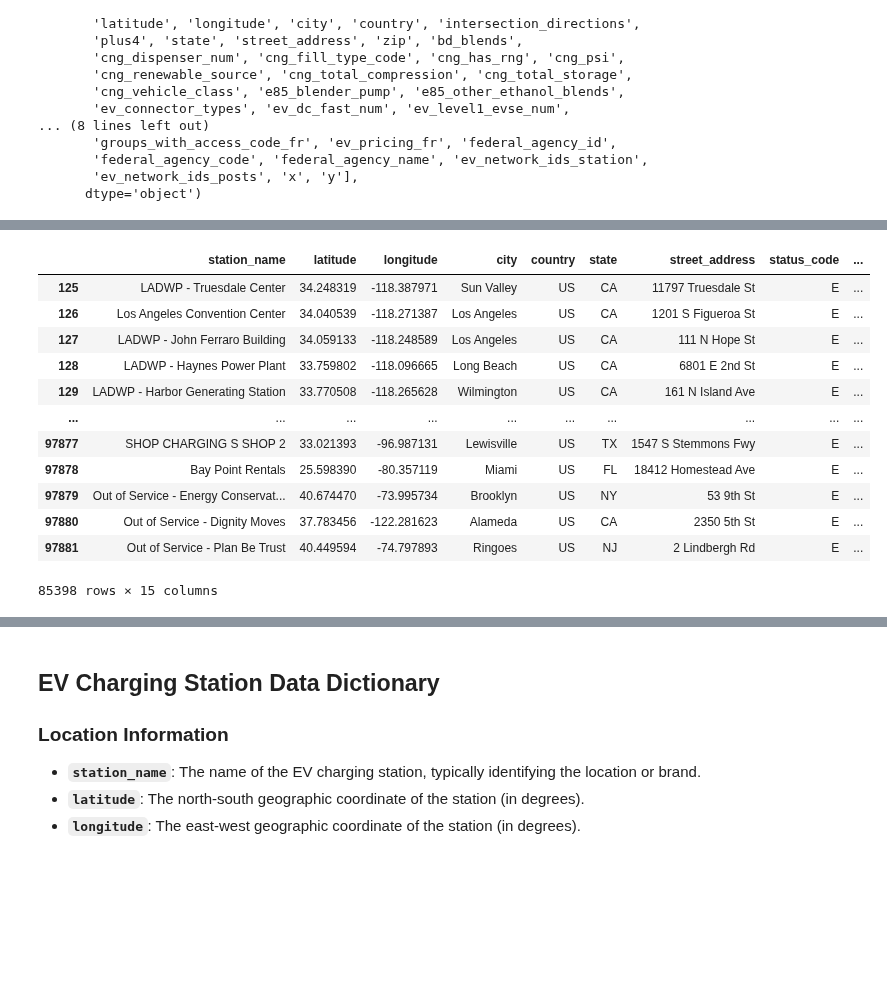
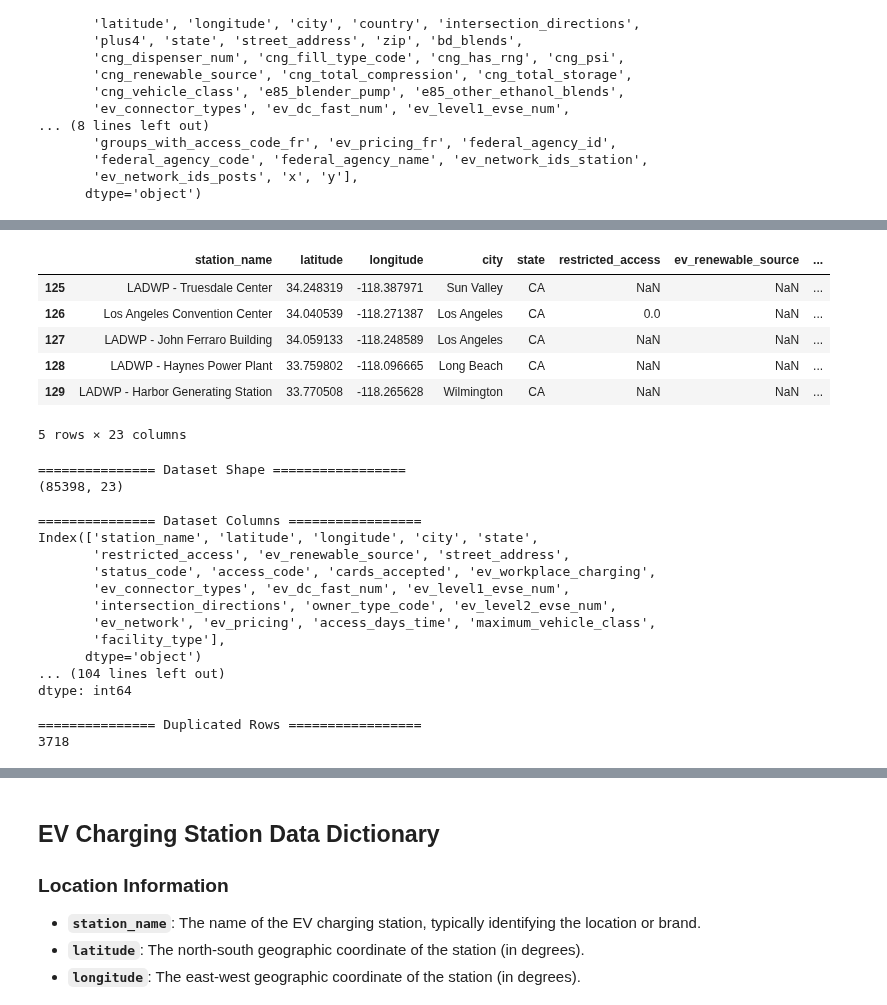
Before and after one commit to Damarispaul/Ev_Stations, a Jupyter notebook: EV Charging (3).ipynb, the cells around one changed output, grey strips where cells are left out. Saved outputs shown, nothing was run; the diff lists cells and outputs as text; code cells hidden in the pictures; blank space fills up the shorter version.

```diff
--- a/EV Charging (3).ipynb
+++ b/EV Charging (3).ipynb
@@ -109,8 +110,8 @@ Name: fuel_type_code, dtype: int64
 * From the above value_counts of the fuel_type_code, we are interested in the electrical vehicles. We proceed to filtering the dataframe for the 'ELEC' fuel_type_code.
 * Some of the features are irrelevant to our analysis; First, determine the features of interest in the analysis and filter the dataframe accordingly.
 # %%
-df = df[df['fuel_type_code'] == 'ELEC']
-df
+df_elec = df[df['fuel_type_code'] == 'ELEC']
+df_elec
 # %% [output]
 |  | OBJECTID | access_code | access_days_time | access_detail_code | cards_accepted | date_last_confirmed | ... |
 | 125 | 126 | private | Fleet use only | NaN | NaN | 9/14/2023 12:00:00 AM | ... |
@@ -166,24 +150,38 @@ These elements are essential for making informed decisions about where to place
 # %%
 relevant_columns = [
-    'station_name', 'latitude', 'longitude', 'city', 'country', 'state',
-    'street_address', 'status_code', 'access_code',
-    'ev_connector_types', 'ev_dc_fast_num', 'ev_level1_evse_num',
-    'ev_level2_evse_num', 'ev_network', 'ev_pricing'
+    'station_name', 'latitude', 'longitude', 'city', 'state',"restricted_access","ev_renewable_source",
+    'street_address', 'status_code', 'access_code',"cards_accepted","ev_workplace_charging",
+    'ev_connector_types', 'ev_dc_fast_num', 'ev_level1_evse_num', "intersection_directions","owner_type_code",
+    'ev_level2_evse_num', 'ev_network', 'ev_pricing',"access_days_time","maximum_vehicle_class","facility_type"
 ]
 
-Ev_df = df[relevant_columns]
-Ev_df
+Ev_df = df_elec[relevant_columns]
+Ev_df.head()
 # %% [output]
-|  | station_name | latitude | longitude | city | country | state | street_address | status_code | ... |
-| 125 | LADWP - Truesdale Center | 34.248319 | -118.387971 | Sun Valley | US | CA | 11797 Truesdale St | E | ... |
-| 126 | Los Angeles Convention Center | 34.040539 | -118.271387 | Los Angeles | US | CA | 1201 S Figueroa St | E | ... |
-| 127 | LADWP - John Ferraro Building | 34.059133 | -118.248589 | Los Angeles | US | CA | 111 N Hope St | E | ... |
-| 128 | LADWP - Haynes Power Plant | 33.759802 | -118.096665 | Long Beach | US | CA | 6801 E 2nd St | E | ... |
-| 129 | LADWP - Harbor Generating Station | 33.770508 | -118.265628 | Wilmington | US | CA | 161 N Island Ave | E | ... |
-| ... | ... | ... | ... | ... | ... | ... | ... | ... | ... |
-| 97877 | SHOP CHARGING S SHOP 2 | 33.021393 | -96.987131 | Lewisville | US | TX | 1547 S Stemmons Fwy | E | ... |
-| 97878 | Bay Point Rentals | 25.598390 | -80.357119 | Miami | US | FL | 18412 Homestead Ave | E | ... |
-| 97879 | Out of Service - Energy Conservat... | 40.674470 | -73.995734 | Brooklyn | US | NY | 53 9th St | E | ... |
-| 97880 | Out of Service - Dignity Moves | 37.783456 | -122.281623 | Alameda | US | CA | 2350 5th St | E | ... |
-| 97881 | Out of Service - Plan Be Trust | 40.449594 | -74.797893 | Ringoes | US | NJ | 2 Lindbergh Rd | E | ... |
+|  | station_name | latitude | longitude | city | state | restricted_access | ev_renewable_source | ... |
+| 125 | LADWP - Truesdale Center | 34.248319 | -118.387971 | Sun Valley | CA | NaN | NaN | ... |
+| 126 | Los Angeles Convention Center | 34.040539 | -118.271387 | Los Angeles | CA | 0.0 | NaN | ... |
+| 127 | LADWP - John Ferraro Building | 34.059133 | -118.248589 | Los Angeles | CA | NaN | NaN | ... |
+| 128 | LADWP - Haynes Power Plant | 33.759802 | -118.096665 | Long Beach | CA | NaN | NaN | ... |
+| 129 | LADWP - Harbor Generating Station | 33.770508 | -118.265628 | Wilmington | CA | NaN | NaN | ... |
-85398 rows × 15 columns
+5 rows × 23 columns
+# %%
+Mf.check_info(Ev_df)
+# %% [output]
+=============== Dataset Shape =================
+(85398, 23)
+
+=============== Dataset Columns =================
+Index(['station_name', 'latitude', 'longitude', 'city', 'state',
+       'restricted_access', 'ev_renewable_source', 'street_address',
+       'status_code', 'access_code', 'cards_accepted', 'ev_workplace_charging',
+       'ev_connector_types', 'ev_dc_fast_num', 'ev_level1_evse_num',
+       'intersection_directions', 'owner_type_code', 'ev_level2_evse_num',
+       'ev_network', 'ev_pricing', 'access_days_time', 'maximum_vehicle_class',
+       'facility_type'],
+      dtype='object')
+... (104 lines left out)
+dtype: int64
+
+=============== Duplicated Rows =================
+3718
```
Also changed, not shown: parts of 57 cells of this notebook.
